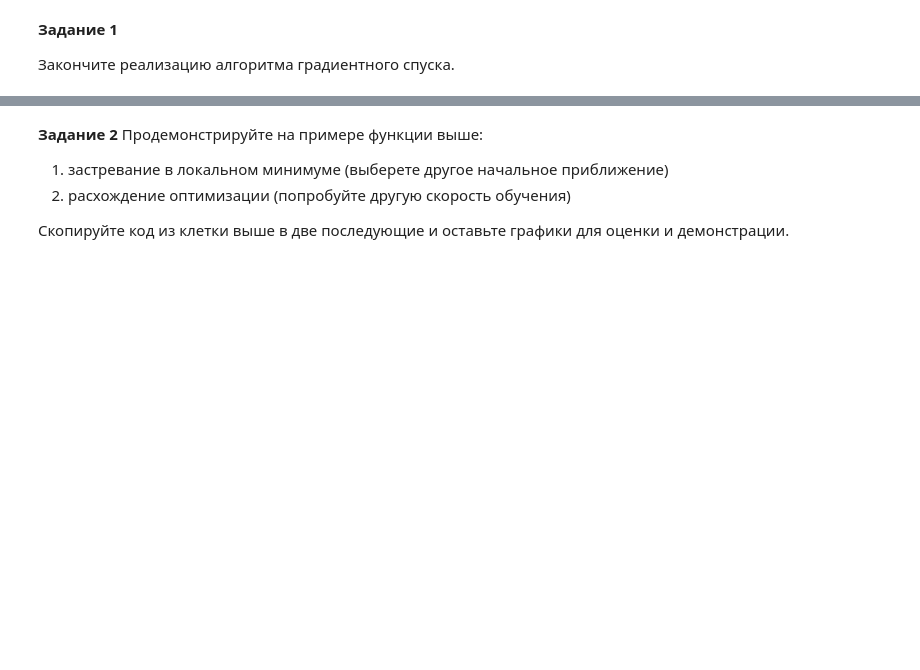
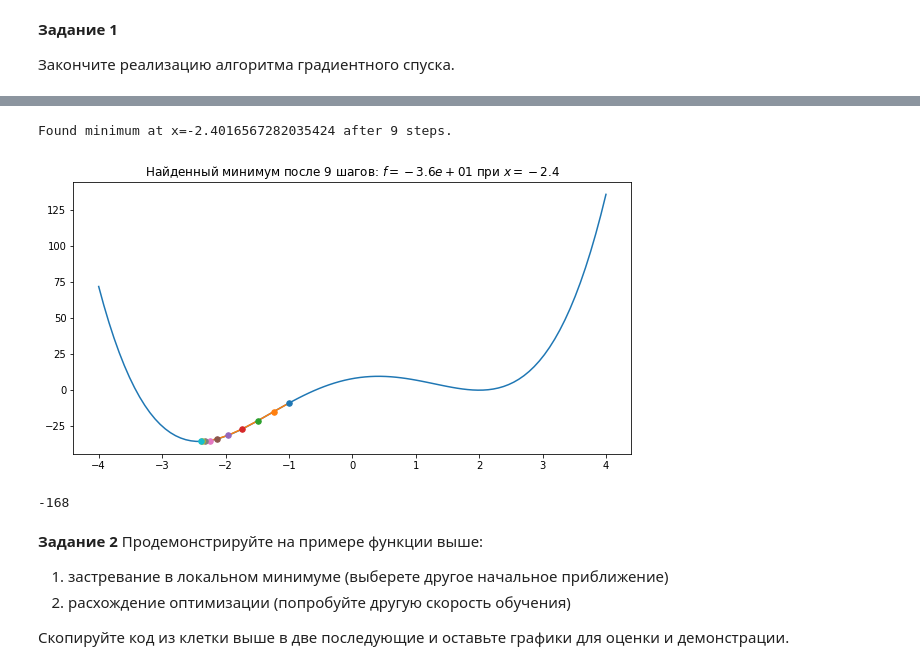
Before and after one commit to vsolodkyi/NeuralNetworks_SkillBox, a Jupyter notebook: module_2/practice_5_gd.ipynb, the cells around one changed output, grey strips where cells are left out. Cells and saved outputs as stored; diff of their text form; code cells hidden in the pictures; blank space fills up the shorter version.

```diff
--- a/module_2/practice_5_gd.ipynb
+++ b/module_2/practice_5_gd.ipynb
@@ -71,23 +74,30 @@ visualize(f, (-4, 3), positions=positions, values=values)
 # %%
 # градиентный спуск
-initial_position = -4
+initial_position = -1
 f = lambda x: (x**2 - 4*x + 4)*(x**2 + 4*x + 2)
 
 # < YOUR CODE STARTS HERE>
 # Напишите, чему равна производная f по x
-df_dx =
+df_dx = lambda x: 4 * x ** 3 - 20 * x + 8
 # < YOUR CODE ENDS HERE>
 
 # < YOUR CODE STARTS HERE>
 # Выберите подходящие параметры для оптимизации
-n_iters =
-lr =
+n_iters =  10
+lr = 0.01
 # < YOUR CODE ENDS HERE>
 
 
 position, positions, values = gradient_descent(f=f, df_dx=df_dx, initial_position=initial_position,
                                                n_iters=n_iters, lr=lr, tol=1e-4)
 visualize(f, (-4, 4), positions=positions, values=values)
+# %% [output]
+Found minimum at x=-2.4016567282035424 after 9 steps.
+[figure, added]
+# %%
+df_dx(-4)
+# %% [output]
+-168
 # %% [markdown]
 **Задание 2**
 Продемонстрируйте на примере функции выше:
```
Also changed, not shown: parts of 4 cells of this notebook.
